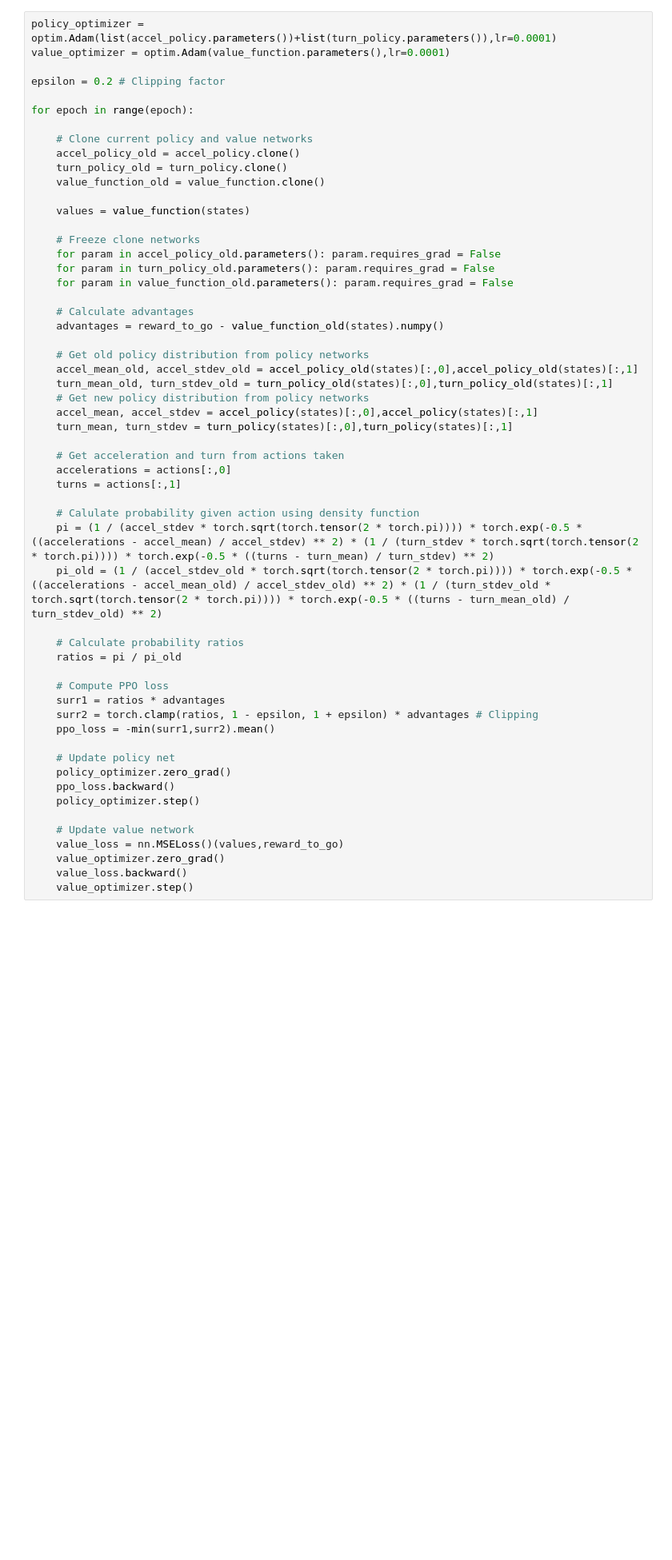
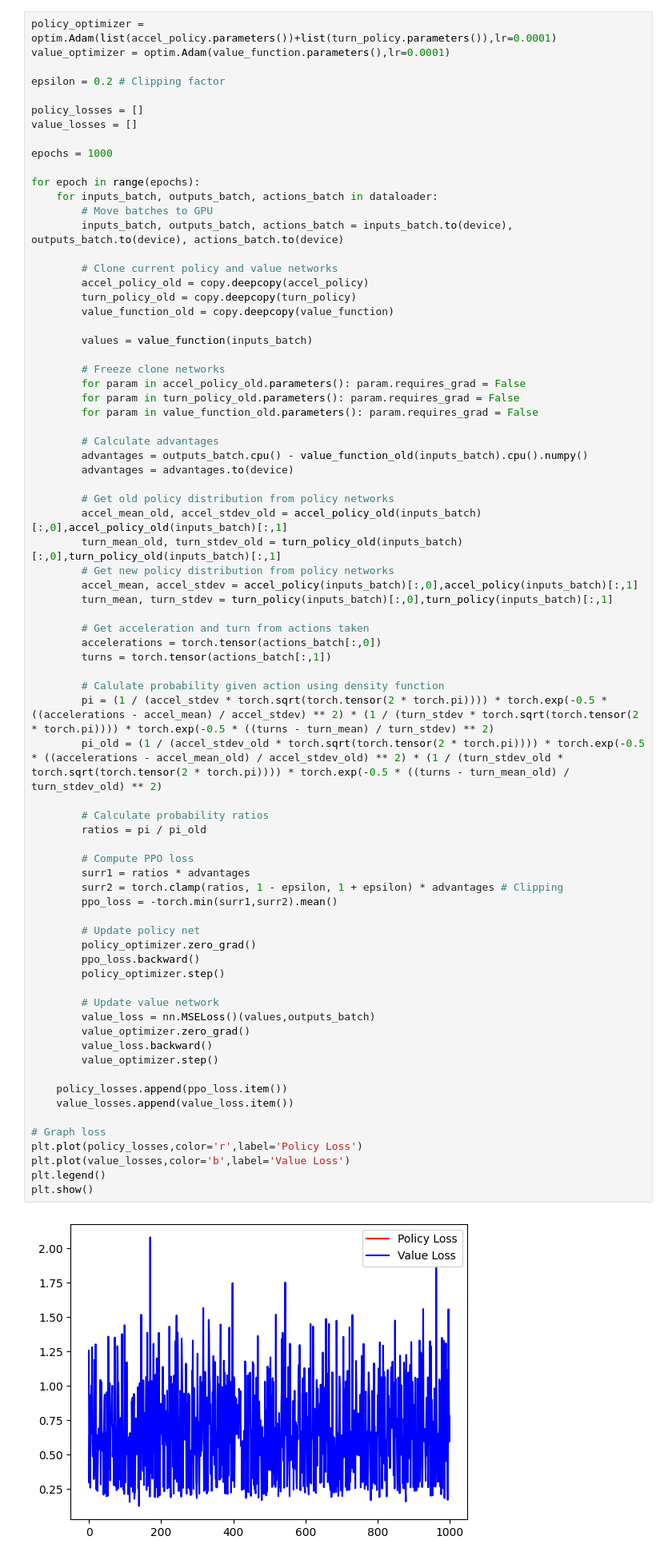
Before and after one commit to mattusuquen/AutonomousDriving, a Jupyter notebook: SelfDrivingCar.ipynb, the cells around one changed output. Shown at 80% size. Cells and saved outputs as stored; diff of their text form; blank space fills up the shorter version.

```diff
--- a/SelfDrivingCar.ipynb
+++ b/SelfDrivingCar.ipynb
@@ -98,56 +110,76 @@ Train Policy Networks
 # %%
 policy_optimizer = optim.Adam(list(accel_policy.parameters())+list(turn_policy.parameters()),lr=0.0001)
 value_optimizer = optim.Adam(value_function.parameters(),lr=0.0001)
 
 epsilon = 0.2 # Clipping factor
 
-for epoch in range(epoch):
+policy_losses = []
+value_losses = []
 
-    # Clone current policy and value networks
-    accel_policy_old = accel_policy.clone()
-    turn_policy_old = turn_policy.clone()
-    value_function_old = value_function.clone()
+epochs = 1000
 
-    values = value_function(states)
+for epoch in range(epochs):
+    for inputs_batch, outputs_batch, actions_batch in dataloader:
+        # Move batches to GPU
+        inputs_batch, outputs_batch, actions_batch = inputs_batch.to(device), outputs_batch.to(device), actions_batch.to(device)
 
-    # Freeze clone networks
-    for param in accel_policy_old.parameters(): param.requires_grad = False
-    for param in turn_policy_old.parameters(): param.requires_grad = False
-    for param in value_function_old.parameters(): param.requires_grad = False
+        # Clone current policy and value networks
+        accel_policy_old = copy.deepcopy(accel_policy)
+        turn_policy_old = copy.deepcopy(turn_policy)
+        value_function_old = copy.deepcopy(value_function)
 
-    # Calculate advantages
-    advantages = reward_to_go - value_function_old(states).numpy()
+        values = value_function(inputs_batch)
 
-    # Get old policy distribution from policy networks
-    accel_mean_old, accel_stdev_old = accel_policy_old(states)[:,0],accel_policy_old(states)[:,1]
-    turn_mean_old, turn_stdev_old = turn_policy_old(states)[:,0],turn_policy_old(states)[:,1]
-    # Get new policy distribution from policy networks
-    accel_mean, accel_stdev = accel_policy(states)[:,0],accel_policy(states)[:,1]
-    turn_mean, turn_stdev = turn_policy(states)[:,0],turn_policy(states)[:,1]
+        # Freeze clone networks
+        for param in accel_policy_old.parameters(): param.requires_grad = False
+        for param in turn_policy_old.parameters(): param.requires_grad = False
+        for param in value_function_old.parameters(): param.requires_grad = False
 
-    # Get acceleration and turn from actions taken
-    accelerations = actions[:,0]
-    turns = actions[:,1]
+        # Calculate advantages
+        advantages = outputs_batch.cpu() - value_function_old(inputs_batch).cpu().numpy()
+        advantages = advantages.to(device)
 
-    # Calulate probability given action using density function
-    pi = (1 / (accel_stdev * torch.sqrt(torch.tensor(2 * torch.pi)))) * torch.exp(-0.5 * ((accelerations - accel_mean) / accel_stdev) ** 2) * (1 / (turn_stdev * torch.sqrt(torch.tensor(2 * torch.pi)))) * torch.exp(-0.5 * ((turns - turn_mean) / turn_stdev) ** 2)
-    pi_old = (1 / (accel_stdev_old * torch.sqrt(torch.tensor(2 * torch.pi)))) * torch.exp(-0.5 * ((accelerations - accel_mean_old) / accel_stdev_old) ** 2) * (1 / (turn_stdev_old * torch.sqrt(torch.tensor(2 * torch.pi)))) * torch.exp(-0.5 * ((turns - turn_mean_old) / turn_stdev_old) ** 2)
+        # Get old policy distribution from policy networks
+        accel_mean_old, accel_stdev_old = accel_policy_old(inputs_batch)[:,0],accel_policy_old(inputs_batch)[:,1]
+        turn_mean_old, turn_stdev_old = turn_policy_old(inputs_batch)[:,0],turn_policy_old(inputs_batch)[:,1]
+        # Get new policy distribution from policy networks
+        accel_mean, accel_stdev = accel_policy(inputs_batch)[:,0],accel_policy(inputs_batch)[:,1]
+        turn_mean, turn_stdev = turn_policy(inputs_batch)[:,0],turn_policy(inputs_batch)[:,1]
 
-    # Calculate probability ratios
-    ratios = pi / pi_old
+        # Get acceleration and turn from actions taken
+        accelerations = torch.tensor(actions_batch[:,0])
+        turns = torch.tensor(actions_batch[:,1])
 
-    # Compute PPO loss
-    surr1 = ratios * advantages
-    surr2 = torch.clamp(ratios, 1 - epsilon, 1 + epsilon) * advantages # Clipping
-    ppo_loss = -min(surr1,surr2).mean()
+        # Calulate probability given action using density function
+        pi = (1 / (accel_stdev * torch.sqrt(torch.tensor(2 * torch.pi)))) * torch.exp(-0.5 * ((accelerations - accel_mean) / accel_stdev) ** 2) * (1 / (turn_stdev * torch.sqrt(torch.tensor(2 * torch.pi)))) * torch.exp(-0.5 * ((turns - turn_mean) / turn_stdev) ** 2)
+        pi_old = (1 / (accel_stdev_old * torch.sqrt(torch.tensor(2 * torch.pi)))) * torch.exp(-0.5 * ((accelerations - accel_mean_old) / accel_stdev_old) ** 2) * (1 / (turn_stdev_old * torch.sqrt(torch.tensor(2 * torch.pi)))) * torch.exp(-0.5 * ((turns - turn_mean_old) / turn_stdev_old) ** 2)
 
-    # Update policy net
-    policy_optimizer.zero_grad()
-    ppo_loss.backward()
-    policy_optimizer.step()
+        # Calculate probability ratios
+        ratios = pi / pi_old
 
-    # Update value network
-    value_loss = nn.MSELoss()(values,reward_to_go)
-    value_optimizer.zero_grad()
-    value_loss.backward()
-    value_optimizer.step()
+        # Compute PPO loss
+        surr1 = ratios * advantages
+        surr2 = torch.clamp(ratios, 1 - epsilon, 1 + epsilon) * advantages # Clipping
+        ppo_loss = -torch.min(surr1,surr2).mean()
+
+        # Update policy net
+        policy_optimizer.zero_grad()
+        ppo_loss.backward()
+        policy_optimizer.step()
+
+        # Update value network
+        value_loss = nn.MSELoss()(values,outputs_batch)
+        value_optimizer.zero_grad()
+        value_loss.backward()
+        value_optimizer.step()
+
+    policy_losses.append(ppo_loss.item())
+    value_losses.append(value_loss.item())
+
+# Graph loss
+plt.plot(policy_losses,color='r',label='Policy Loss')
+plt.plot(value_losses,color='b',label='Value Loss')
+plt.legend()
+plt.show()
+# %% [output]
+[figure, added]
```
Also changed, not shown: parts of 5 cells of this notebook.
